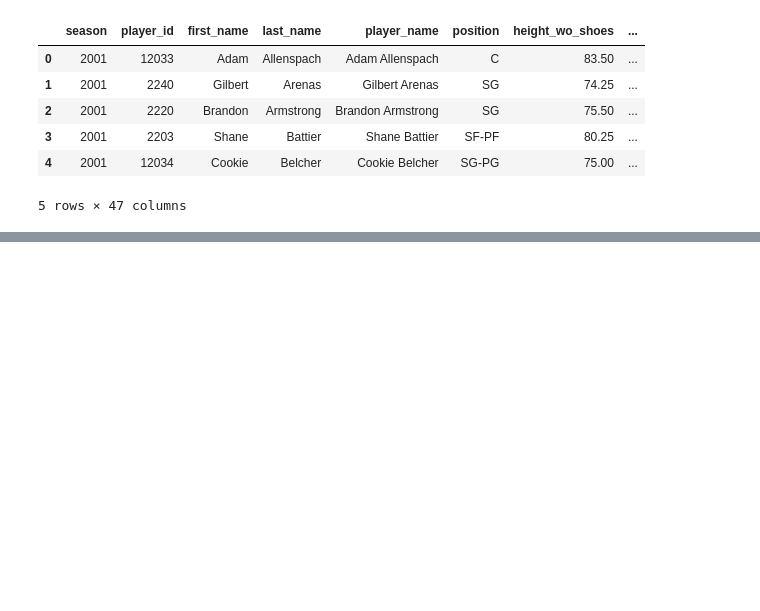
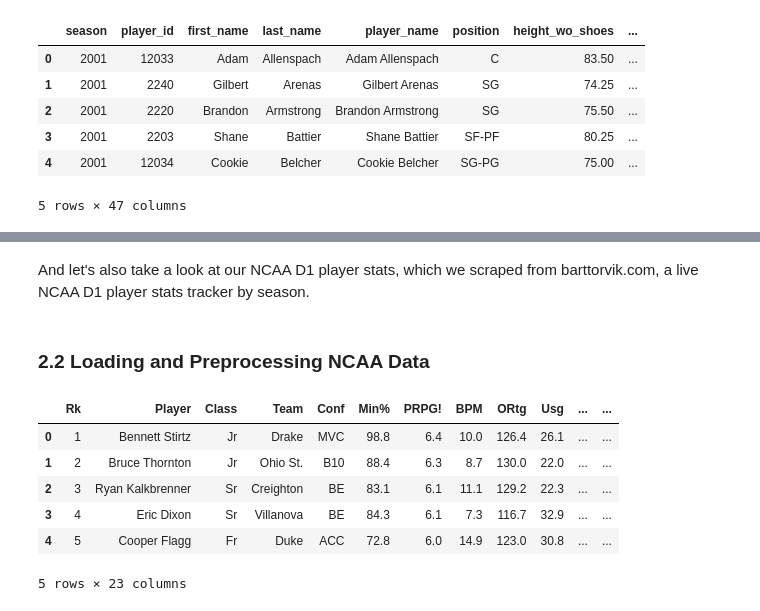
Before and after one commit to BennettHilck12/DraftEdge, a Jupyter notebook: DraftEdge.ipynb, the cells around one changed output, grey strips where cells are left out. Drawn from its saved outputs; the diff is of its cells as text; code cells hidden in the pictures; blank space fills up the shorter version.

```diff
--- a/DraftEdge.ipynb
+++ b/DraftEdge.ipynb
@@ -81,0 +109,16 @@ display(df.head())
+# %% [markdown]
+And let's also take a look at our NCAA D1 player stats, which we scraped from barttorvik.com, a live NCAA D1 player stats tracker by season.
+# %% [markdown]
+### 2.2 Loading and Preprocessing NCAA Data
+# %%
+file_path = '/content/drive/MyDrive/final_project_datasets/battorvikPlayerData.xlsx'
+ncaa_df = pd.read_excel(file_path)
+display(ncaa_df.head())
+# %% [output]
+|  | Rk | Player | Class | Team | Conf | Min% | PRPG! | BPM | ORtg | Usg | ... | ... |
+| 0 | 1 | Bennett Stirtz | Jr | Drake | MVC | 98.8 | 6.4 | 10.0 | 126.4 | 26.1 | ... | ... |
+| 1 | 2 | Bruce Thornton | Jr | Ohio St. | B10 | 88.4 | 6.3 | 8.7 | 130.0 | 22.0 | ... | ... |
+| 2 | 3 | Ryan Kalkbrenner | Sr | Creighton | BE | 83.1 | 6.1 | 11.1 | 129.2 | 22.3 | ... | ... |
+| 3 | 4 | Eric Dixon | Sr | Villanova | BE | 84.3 | 6.1 | 7.3 | 116.7 | 32.9 | ... | ... |
+| 4 | 5 | Cooper Flagg | Fr | Duke | ACC | 72.8 | 6.0 | 14.9 | 123.0 | 30.8 | ... | ... |
+5 rows × 23 columns
```
Also changed, not shown: parts of 23 cells of this notebook.
